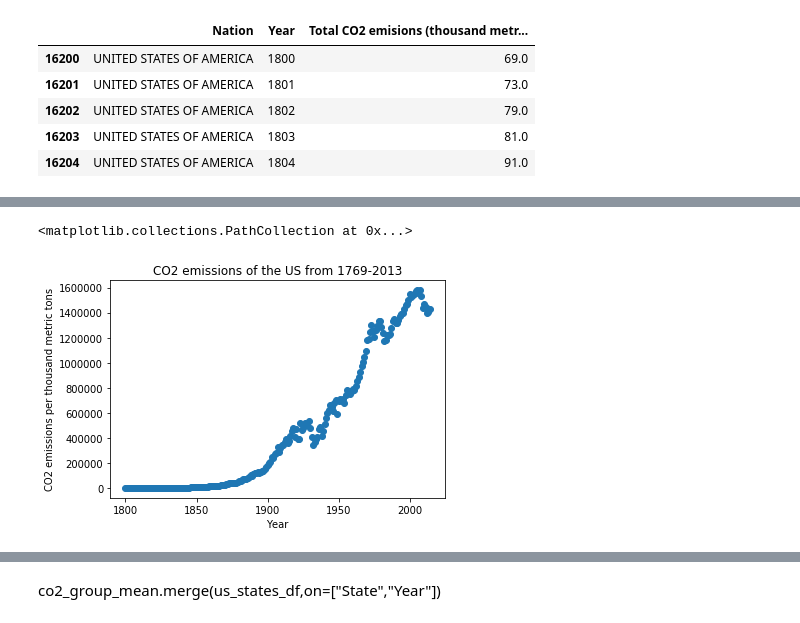
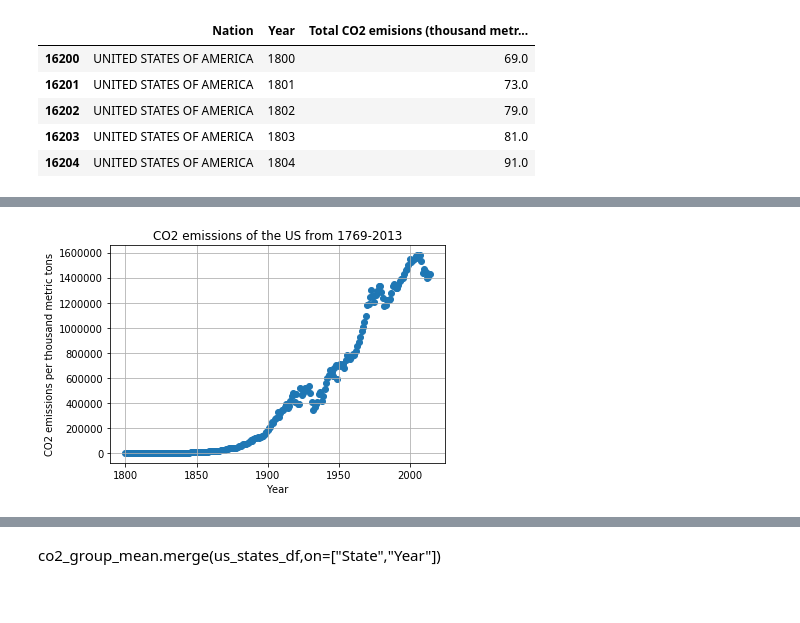
Before and after one commit to KennytheSun/Global_Warming_Repo, a Jupyter notebook: Script/Overall_US_Temp_CO2emissions_1768-2013.ipynb, the cells around one changed output, grey strips where cells are left out. Saved outputs shown, nothing was run; the diff lists cells and outputs as text; code cells hidden in the pictures.

```diff
--- a/Script/Overall_US_Temp_CO2emissions_1768-2013.ipynb
+++ b/Script/Overall_US_Temp_CO2emissions_1768-2013.ipynb
@@ -199,11 +215,14 @@ us_states_df.head()
 # %%
 #CO2 emissions
 
 plt.xlabel("Year")
 plt.ylabel("CO2 emissions per thousand metric tons")
 plt.title("CO2 emissions of the US from 1769-2013")
+plt.grid(True)
 
 plt.scatter(US_co2["Year"],US_co2["Total CO2 emisions (thousand metric tons of C)"])
+
+# Save the figure
+plt.savefig("output_data/overall_co2_1769-2013.png")
 # %% [output]
-<matplotlib.collections.PathCollection at 0x...>
-[figure, old version]
+[figure, new version]
```
Also changed, not shown: parts of 9 cells of this notebook.
